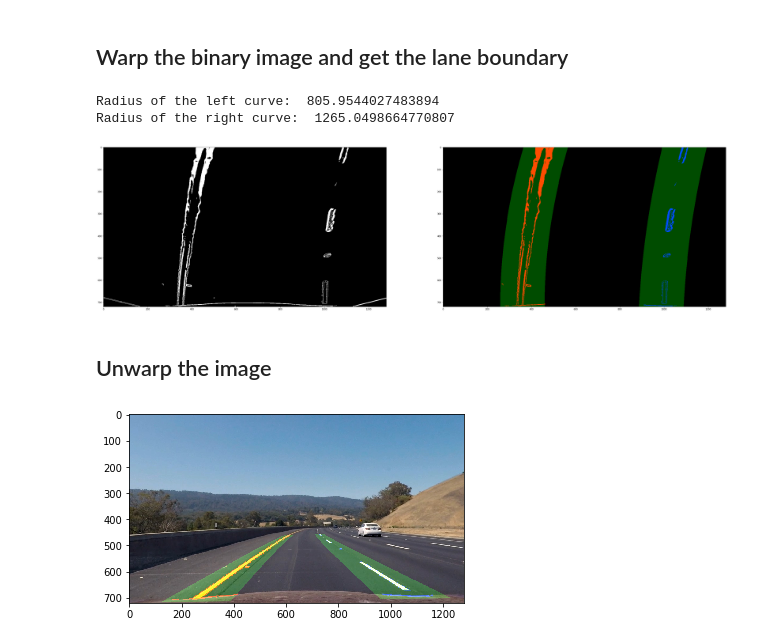
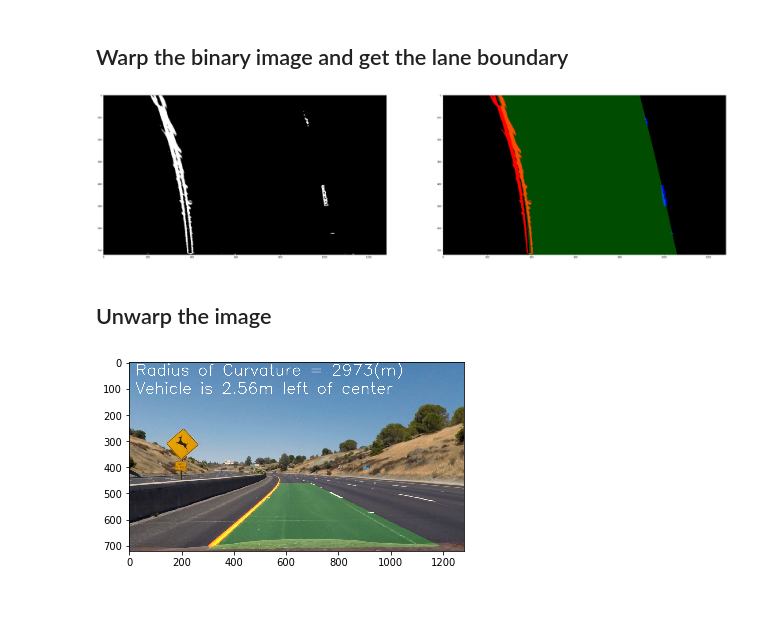
Before and after one commit to WenHsu1203/Advanced-Lane-Finding-Project, a Jupyter notebook: Advanced Line Finding.ipynb, the cells around one changed output. Drawn from its saved outputs; the diff is of its cells as text; code cells hidden in the pictures; blank space fills up the shorter version.

```diff
--- a/Advanced Line Finding.ipynb
+++ b/Advanced Line Finding.ipynb
@@ -100,15 +131,9 @@ plt.savefig('output_images/binary_combo.png', dpi=None, facecolor='w', edgecolor
 ## Warp the image to get the bird-view scene
 # %%
 # Warp the image, plot it and save it
-warpped_img = warp(undist_test_image)
-# warpped_img, test_img = warp(undist_test_image)
-# f, (ax1, ax2) = plt.subplots(1, 2, figsize=(24, 9))
-# ax1.imshow(test_img)
-# ax1.set_title('Undistorted Image with source points drawn', fontsize=20)
-# ax2.imshow(warpped_img)
-# ax2.set_title('Warped result with dest. points drawn', fontsize=20)
-# plt.subplots_adjust(left=0., right=1, top=0.9, bottom=0.)
-# plt.savefig('output_images/warped_straight_lings.png', dpi=None, facecolor='w', edgecolor='w',
-#         orientation='portrait', papertype=None, format=None,
-#         transparent=False, bbox_inches=None, pad_inches=0.1,
-#         frameon=None)
+warpped_img = warp(undist_test_image, M)
+plt.imshow(warpped_img)
+plt.savefig('output_images/bird_view.png', dpi=None, facecolor='w', edgecolor='w',
+        orientation='portrait', papertype=None, format=None,
+        transparent=False, bbox_inches=None, pad_inches=0.1,
+        frameon=None)
@@ -120,38 +142,32 @@ plt.imshow(warpped_img)
 # %% [markdown]
 ## Warp the binary image and get the lane boundary
 # %%
-# Set the threshold
-kernel_size = 9
-dir_thres = (0.7,1.3)
-mag_thres = (50,100)
-hls_thres = (60,90)
 # Apply it to the warpped image and the test_image
-warpped_binary = combined_select(warpped_img,kernel_size,(0, np.pi/2), mag_thres,hls_thres)
+warpped_binary = combined_select(warpped_img,kernel_size, mag_thres,hls_thres,luv_thres,hsv_thres)
 # %%
 # Get the curve image and the radius of the curve
-result,left_curverad,right_curverad = fit_polynomial(warpped_binary)
+result,rad = fit_polynomial(warpped_binary)
 # Plot the warpped images, test_image and the result
 f, (ax1,ax2) = plt.subplots(1,2,figsize= (50,150))
 ax1.imshow(warpped_binary,cmap = 'gray')
 ax2.imshow(result,cmap = 'gray')
 plt.savefig('output_images/curve_image.png', dpi=None, facecolor='w', edgecolor='w',
         orientation='portrait', papertype=None, format=None,
         transparent=False, bbox_inches=None, pad_inches=0.1,
         frameon=None)
-# print out the radius of the left and right curve
-print("Radius of the left curve: ",left_curverad)
-print("Radius of the right curve: ",right_curverad)
 # %% [output]
-Radius of the left curve:  805.9544027483894
-Radius of the right curve:  1265.0498664770807
-[figure, old version]
+[figure, new version]
 # %% [markdown]
 ## Unwarp the image
 # %%
 # Unwarp the image
-unwarpped_img = unwarp(result)
+unwarpped_img = unwarp(result,invM)
 # Add the umwarp result to the original image
 final = cv2.addWeighted(undist_test_image, 1, unwarpped_img, 0.7, 0)
+cv2.putText(final, "Radius of Curvature = "+str(rad)+"(m)",(25, 50), cv2.FONT_HERSHEY_SIMPLEX,
+                2.0, (255, 255, 255),2, lineType=cv2.LINE_AA)
+cv2.putText(final, "Vehicle is "+str(offset)+"m left of center",(25, 120), cv2.FONT_HERSHEY_SIMPLEX,
+                2.0, (255, 255, 255),2, lineType=cv2.LINE_AA)
 # plot the final rusult
 plt.imshow(final)
 plt.savefig('output_images/final.png', dpi=None, facecolor='w', edgecolor='w',
@@ -159,4 +175,4 @@ plt.savefig('output_images/final.png', dpi=None, facecolor='w', edgecolor='w',
         transparent=False, bbox_inches=None, pad_inches=0.1,
         frameon=None)
 # %% [output]
-[figure, old version]
+[figure, new version]
```
Also changed, not shown: parts of 9 cells of this notebook, 6 other files.
